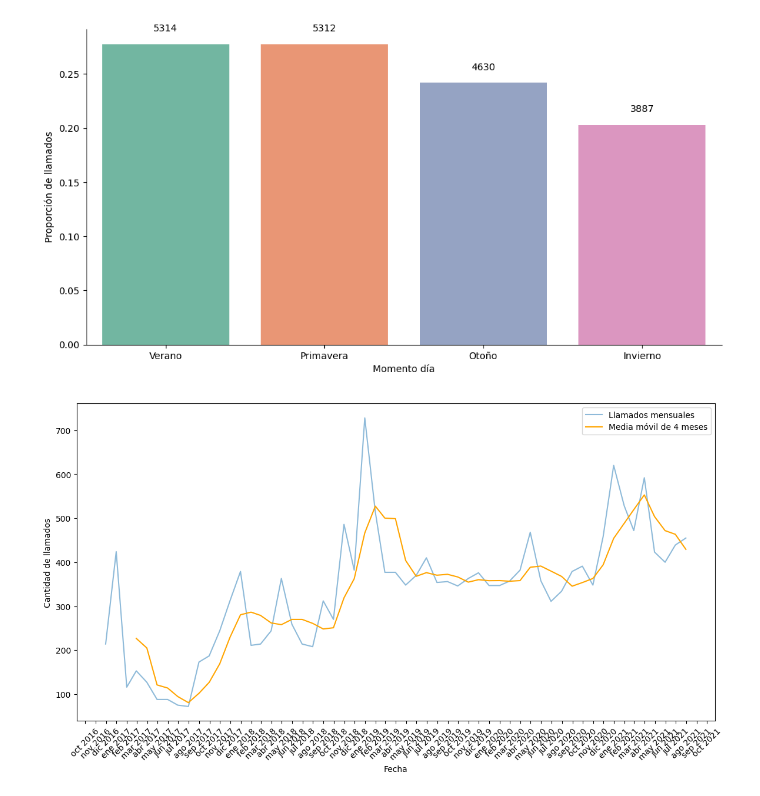
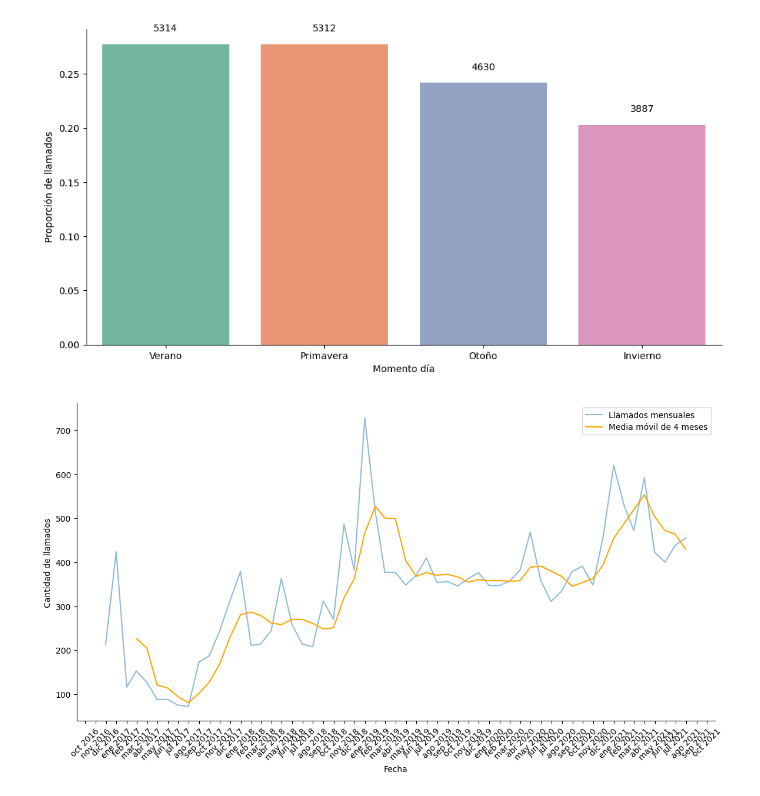
Before and after one commit to VicColombo/linea_137_llamados_vs, a Jupyter notebook: code/notebooks/exploracion_dataset_unificado.ipynb, the cells around one changed output. Drawn from its saved outputs; the diff is of its cells as text; code cells hidden in the pictures.

```diff
--- a/code/notebooks/exploracion_dataset_unificado.ipynb
+++ b/code/notebooks/exploracion_dataset_unificado.ipynb
@@ -841,29 +902,30 @@ Passing `palette` without assigning `hue` is deprecated and will be removed in v
 # %%
 
 
 
 llamados_mensuales = llamados_v2.resample('M', on='llamado_fecha_hora').size()
 smooth = llamados_mensuales.rolling(window=4).mean()
 
 locale.setlocale(locale.LC_TIME, 'es_ES')
 
 # Plot the smoothed time series along with the original
 plt.figure(figsize=(14, 7))
 plt.plot(llamados_mensuales, label='Llamados mensuales', alpha=0.5)
 plt.plot(smooth, label='Media móvil de 4 meses', color='orange')
 plt.title('')
 plt.xlabel('Fecha')
 plt.ylabel('Cantidad de llamados')
 
 
 # Format the x-axis to show month names
 plt.gca().xaxis.set_major_formatter(mdates.DateFormatter('%b %Y'))
 plt.gca().xaxis.set_major_locator(mdates.MonthLocator())
 
 # Rotate the x-axis labels for better readability
 plt.xticks(rotation=45)
 
 plt.legend()
+sns.despine()
 plt.show()
 # %% [output]
-[figure, old version]
+[figure, new version]
```
Also changed, not shown: parts of 20 cells of this notebook, 9 other files.
